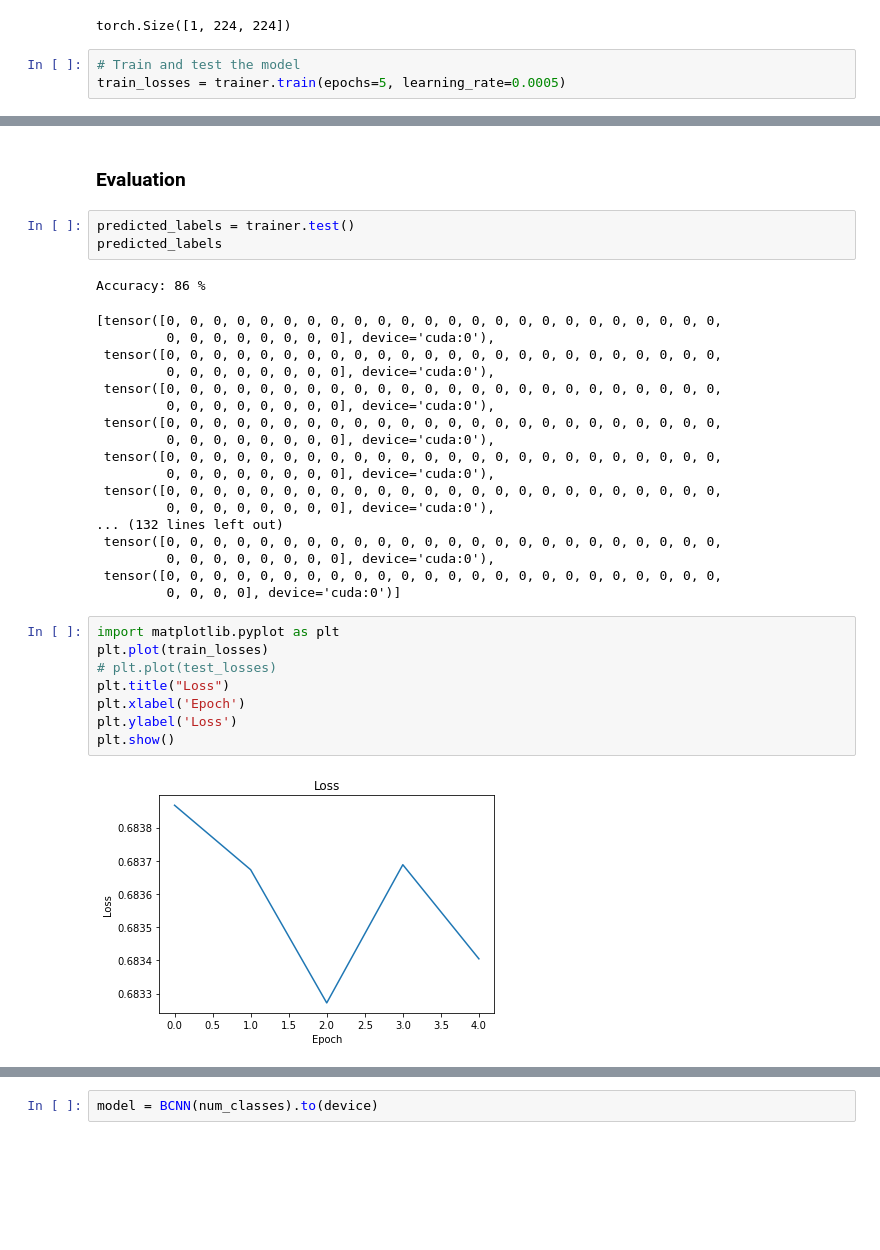
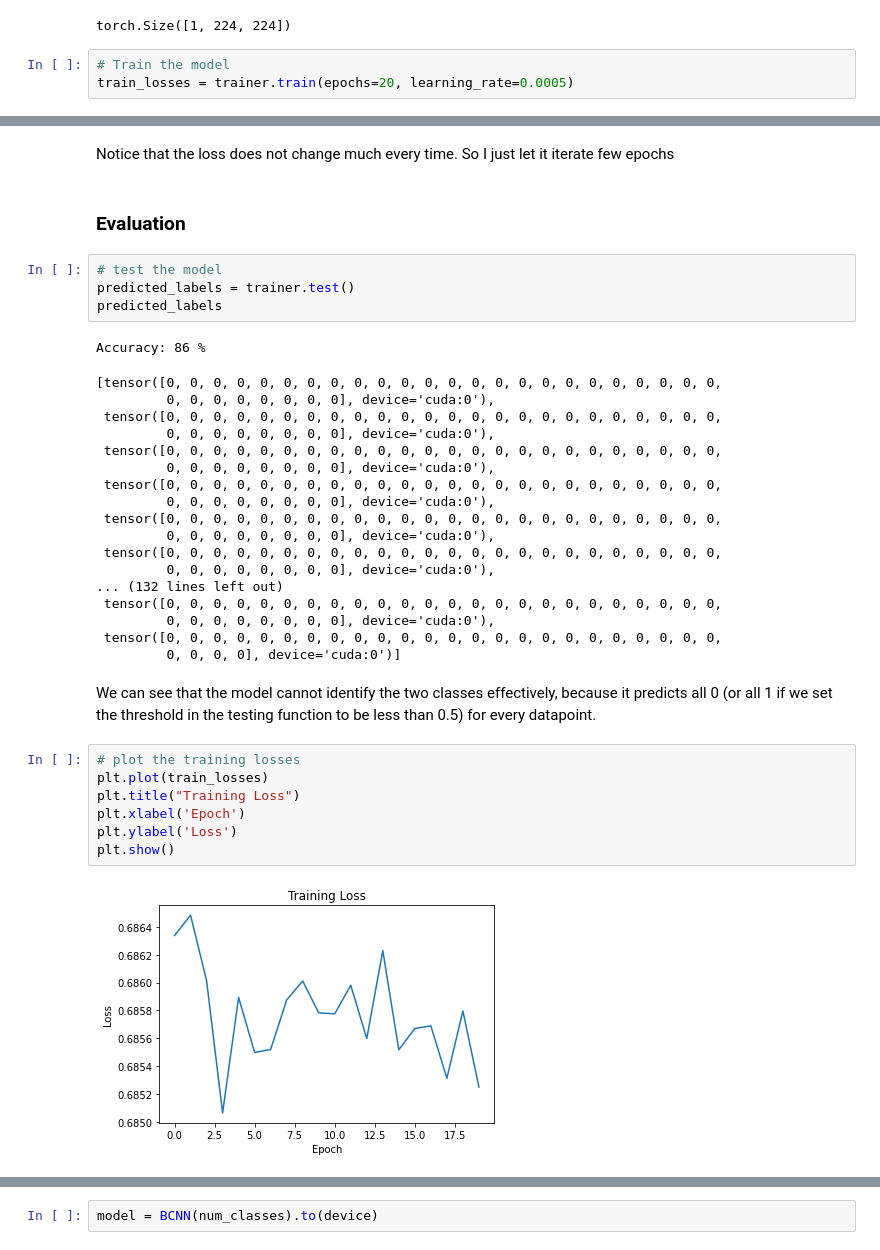
Before and after one commit to AnniLi1212/phys239_project, a Jupyter notebook: CVN_for_Jet_Image_Classification.ipynb, the cells around one changed output, grey strips where cells are left out. Drawn from its saved outputs; the diff is of its cells as text; blank space fills up the shorter version.

```diff
--- a/CVN_for_Jet_Image_Classification.ipynb
+++ b/CVN_for_Jet_Image_Classification.ipynb
@@ -361,6 +330,6 @@ trainer = Trainer(model, train_loader, test_loader, device)
 # %% [output]
 torch.Size([1, 224, 224])
 # %%
-# Train and test the model
-train_losses = trainer.train(epochs=5, learning_rate=0.0005)
+# Train the model
+train_losses = trainer.train(epochs=20, learning_rate=0.0005)
 # %% [output]
@@ -372,6 +356,9 @@ Epoch 5, Loss: 0.6834045622230235
+# %% [markdown]
+Notice that the loss does not change much every time. So I just let it iterate few epochs
 # %% [markdown]
 ### Evaluation
 # %%
+# test the model
 predicted_labels = trainer.test()
 predicted_labels
 # %% [output]
@@ -393,13 +380,14 @@ Accuracy: 86 %
          0, 0, 0, 0, 0, 0, 0, 0], device='cuda:0'),
  tensor([0, 0, 0, 0, 0, 0, 0, 0, 0, 0, 0, 0, 0, 0, 0, 0, 0, 0, 0, 0, 0, 0, 0, 0,
          0, 0, 0, 0], device='cuda:0')]
+# %% [markdown]
+We can see that the model cannot identify the two classes effectively, because it predicts all 0 (or all 1 if we set the threshold in the testing function to be less than 0.5) for every datapoint.
 # %%
-import matplotlib.pyplot as plt
+# plot the training losses
 plt.plot(train_losses)
-# plt.plot(test_losses)
-plt.title("Loss")
+plt.title("Training Loss")
 plt.xlabel('Epoch')
 plt.ylabel('Loss')
 plt.show()
 # %% [output]
-[figure, old version]
+[figure, new version]
```
Also changed, not shown: parts of 35 cells of this notebook.
